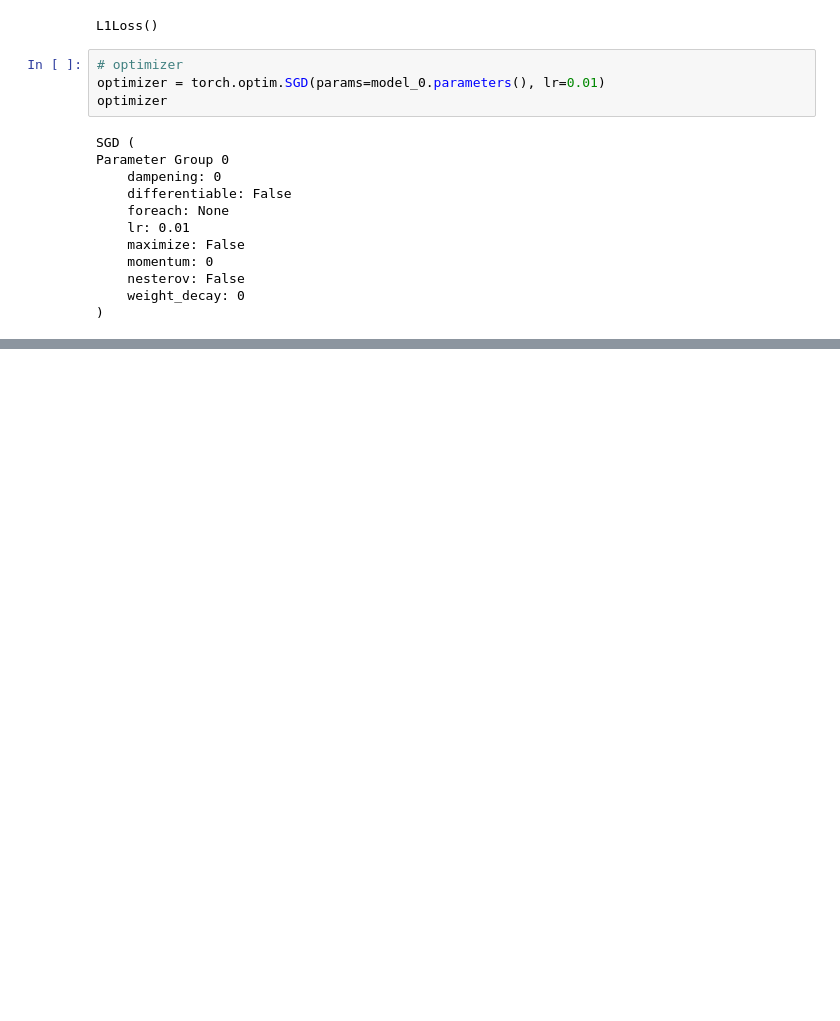
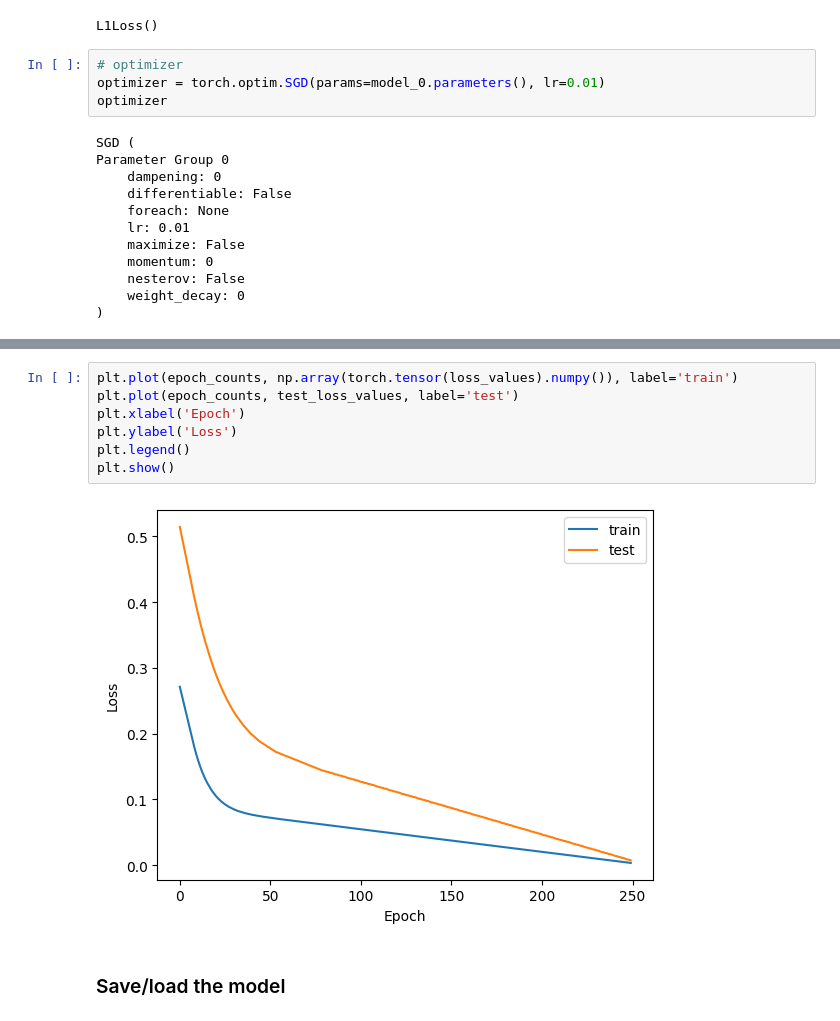
Before and after one commit to AlirezaAhadipour/PyTorch-deep-learning, a Jupyter notebook: 01_pytorch_workflow.ipynb, the cells around one changed output, grey strips where cells are left out. Saved outputs shown, nothing was run; the diff lists cells and outputs as text; blank space fills up the shorter version.

```diff
--- a/01_pytorch_workflow.ipynb
+++ b/01_pytorch_workflow.ipynb
@@ -170,0 +225,11 @@ for epoch in range(epochs):
+# %%
+plt.plot(epoch_counts, np.array(torch.tensor(loss_values).numpy()), label='train')
+plt.plot(epoch_counts, test_loss_values, label='test')
+plt.xlabel('Epoch')
+plt.ylabel('Loss')
+plt.legend()
+plt.show()
+# %% [output]
+[figure, added]
+# %% [markdown]
+### Save/load the model
```
Also changed, not shown: parts of 23 cells of this notebook.
